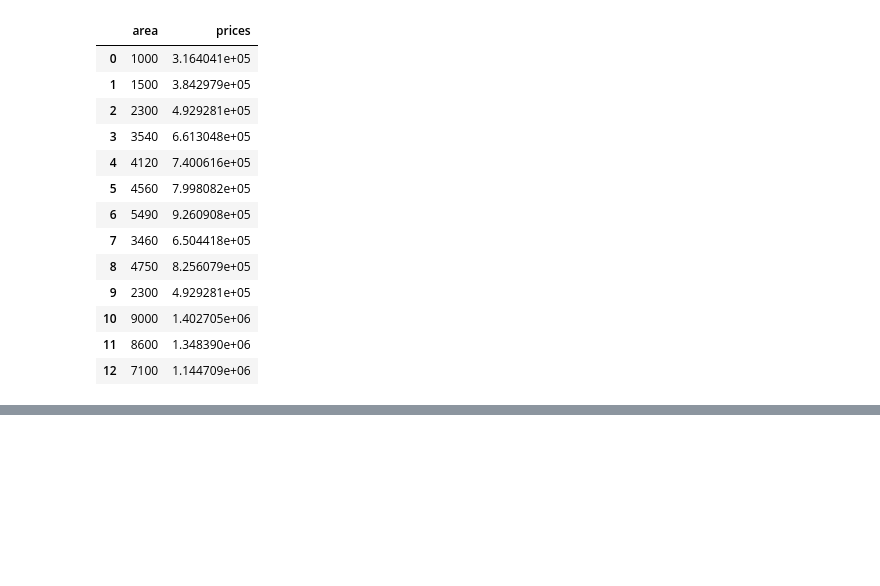
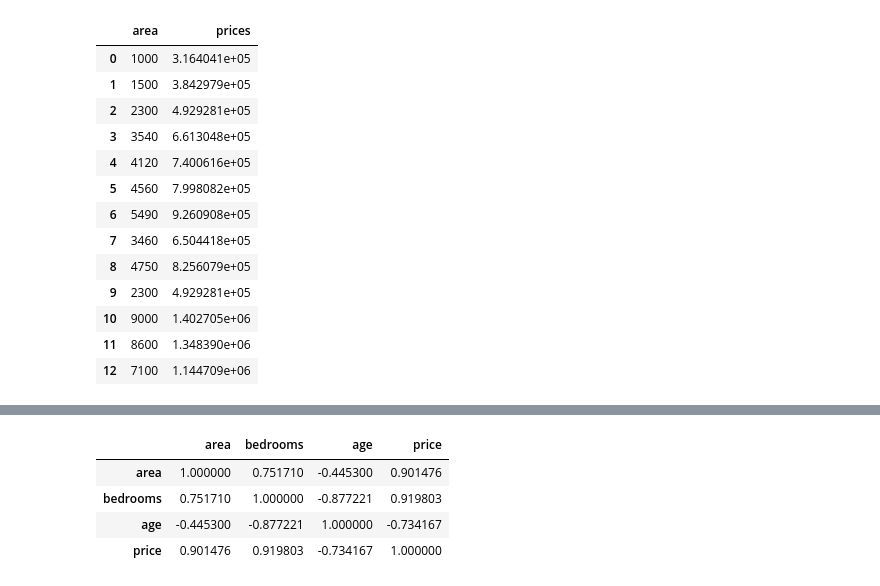
Before and after one commit to dinesh16adh/Machine-learning, a Jupyter notebook: linear regression wint one variable (machine learning with python)/linear_regression.ipynb, the cells around one changed output, grey strips where cells are left out. Saved outputs shown, nothing was run; the diff lists cells and outputs as text; code cells hidden in the pictures; blank space fills up the shorter version.

```diff
--- a/linear regression wint one variable (machine learning with python)/linear_regression.ipynb
+++ b/linear regression wint one variable (machine learning with python)/linear_regression.ipynb
@@ -121,0 +150,8 @@ area_df.to_csv("prediction.csv")
+# %%
+df.corr()
+# %% [output]
+|  | area | bedrooms | age | price |
+| area | 1.000000 | 0.751710 | -0.445300 | 0.901476 |
+| bedrooms | 0.751710 | 1.000000 | -0.877221 | 0.919803 |
+| age | -0.445300 | -0.877221 | 1.000000 | -0.734167 |
+| price | 0.901476 | 0.919803 | -0.734167 | 1.000000 |
```
Also changed, not shown: parts of 10 cells of this notebook.
